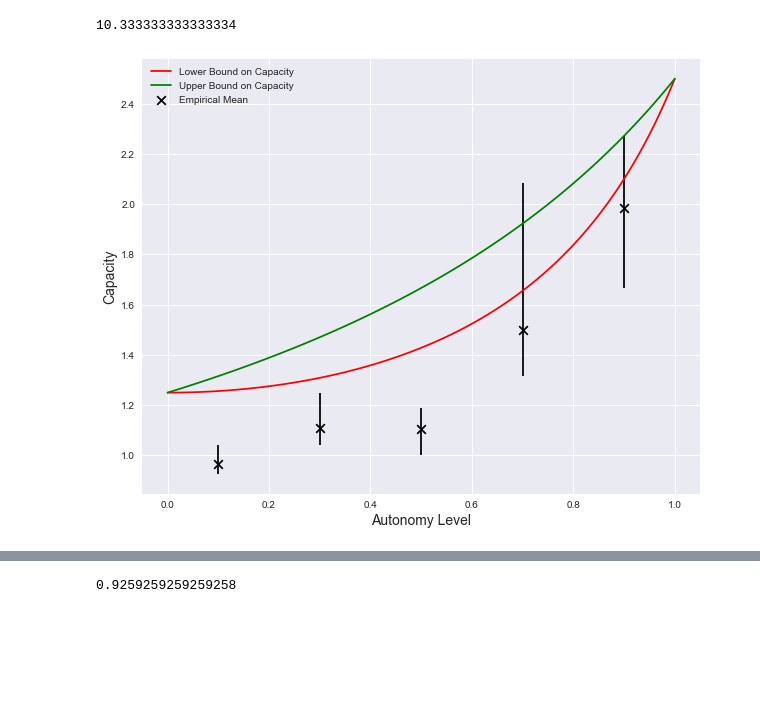
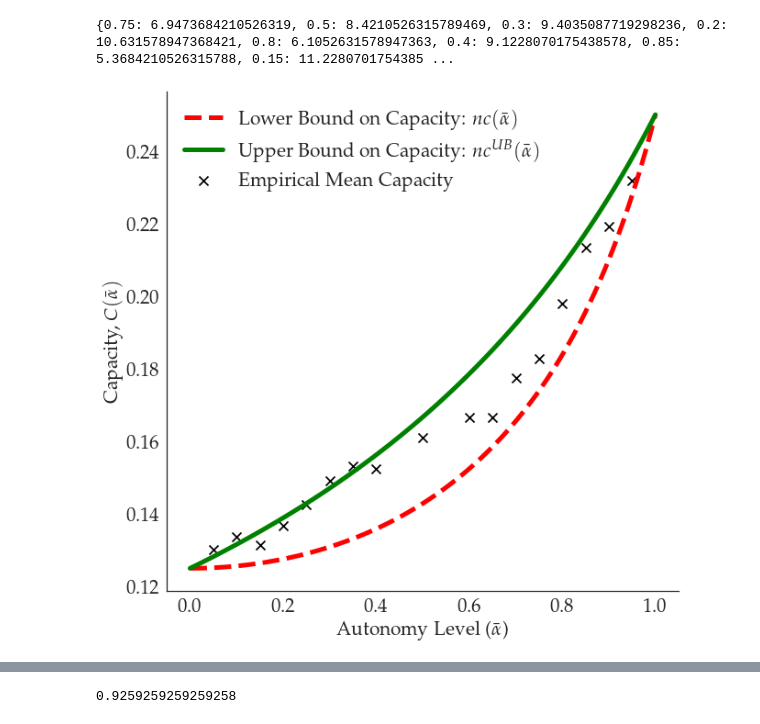
Before and after one commit to Stanford-ILIAD/MultilaneInteractions, a Jupyter notebook: data3/PlotsMicroMacro.ipynb, the cells around one changed output, grey strips where cells are left out. Cells and saved outputs as stored; diff of their text form; code cells hidden in the pictures; blank space fills up the shorter version.

Commit message:
Fig plotting code added

```diff
--- a/data3/PlotsMicroMacro.ipynb
+++ b/data3/PlotsMicroMacro.ipynb
@@ -5,14 +5,20 @@ import numpy as np
 import matplotlib.pyplot as plt
 import seaborn as sns
 sns.set()
+sns.set_style('white')
 import ast
 from __future__ import division
+from collections import defaultdict
+from matplotlib import rc
 # %%
 def get_average_headway(car_data, hl = 12, hs=4, L=4):
     lane1, lane2 = [], []
+    num_aut = 0
     for car in car_data:
         temp_data = {'isRobot': car['isRobot'], 'pos': car['pos']}
-        if car['lane'] < -0.09:
+        if car['isRobot']:
+            num_aut += 1
+        if car['lane'] < -0.05:
 #             lane1.append(temp_data)
             lane1.append((car['pos'], car['isRobot']))
         else:
@@ -34,11 +40,13 @@ def get_average_headway(car_data, hl = 12, hs=4, L=4):
             total_headway_lane1 += hl
 
     total_headway = total_headway_lane1 + total_headway_lane2
-    total_cars = len(sorted_lane1) + len(sorted_lane2)
-    return total_headway/total_cars
+    total_cars = len(sorted_lane1) + len(sorted_lane2) - 1
+    frac_aut = num_aut/(total_cars + 1)
+    return frac_aut, total_headway/total_cars
 # %%
 filename = "results.txt"
 data01, data03, data05, data07, data09 = [], [], [], [], []
+capacity_data, capacity_average_data = defaultdict(list), {}
 with open(filename, 'r') as f:
     for line in f:
         res_str = line
@@ -46,21 +54,28 @@ with open(filename, 'r') as f:
         if dict1['num_cars'] != 20:
             continue
         else:
+            frac_aut, average_headway = get_average_headway(dict1['car_data'])
+            capacity_data[frac_aut].append(average_headway)
             if dict1['prob_aut'] == 0.1:
-                data01.append(get_average_headway(dict1['car_data']))
+                data01.append(average_headway)
             elif dict1['prob_aut'] == 0.3:
-                data03.append(get_average_headway(dict1['car_data']))
+                data03.append(average_headway)
             elif dict1['prob_aut'] == 0.5:
-                data05.append(get_average_headway(dict1['car_data']))
+                data05.append(average_headway)
             elif dict1['prob_aut'] == 0.7:
-                data07.append(get_average_headway(dict1['car_data']))
+                data07.append(average_headway)
             if dict1['prob_aut'] == 0.9:
-                data09.append(get_average_headway(dict1['car_data']))
+                data09.append(average_headway)
+
+for key in capacity_data.keys():
+    capacity_average_data[key] = np.mean(capacity_data[key])
+
+print(capacity_average_data)
 
 mean01, mean03, mean05, mean07, mean09 = np.mean(data01), np.mean(data03), \
                                         np.mean(data05), np.mean(data07), np.mean(data09)
 # %% [output]
-10.333333333333334
+{0.75: 6.9473684210526319, 0.5: 8.4210526315789469, 0.3: 9.4035087719298236, 0.2: 10.631578947368421, 0.8: 6.1052631578947363, 0.4: 9.1228070175438578, 0.85: 5.3684210526315788, 0.15: 11.2280701754385 ...
 # %%
 def capacity(alpha, n, hl = 12, hs = 4, L = 4, d=20):
     return n * d/(alpha**2 * hs  + (1 - alpha**2) * hl + L)
@@ -68,29 +83,40 @@ def capacity(alpha, n, hl = 12, hs = 4, L = 4, d=20):
 def capacity_UB(alpha, n, hl = 12, hs = 4, L = 4, d = 20):
     return n * d/(alpha * hs + (1 - alpha)* hl + L)
 
-n, d = 2, 10
+n, d, L = 2, 1, 4
 x_vals = np.linspace(0,1,100)
 capacity_vals = [capacity(alpha, n, d=d) for alpha in x_vals]
 capacity_UB_vals = [capacity_UB(alpha, n, d=d) for alpha in x_vals]
+
+capacity_average_data_x = capacity_average_data.keys()
+capacity_average_data_y = [2 * d/(avg + L) for avg in capacity_average_data.values()]
 # %%
-plt.figure(figsize=(10,8))
-plt.plot(x_vals, capacity_vals, label="Lower Bound on Capacity", color='red')
-plt.plot(x_vals, capacity_UB_vals, label="Upper Bound on Capacity", color='green')
-plt.scatter([0.1,0.3,0.5,0.7,0.9], [d/mean01, d/mean03, d/mean05, d/mean07, d/mean09], marker='x', \
-            label='Empirical Mean', color = 'black', s=75)
+plt.rc('font',**{'family':'serif','serif':['Palatino']})
+plt.rc('text', usetex=True)
+plt.figure(figsize=(10,10))
+plt.plot(x_vals, capacity_vals, '--',label=r"Lower Bound on Capacity: $nc(\bar{\alpha})$", color='red', linewidth = 5)
+plt.plot(x_vals, capacity_UB_vals, label=r"Upper Bound on Capacity: $nc^{UB}(\bar{\alpha})$", color='green', linewidth = 5)
+# plt.scatter([0.1,0.3,0.5,0.7,0.9], [n*d/(mean01 + L), n*d/(mean03 + L), n*d/(mean05 + L), \
+#                                     n*d/(mean07 + L), n*d/(mean09 + L)], marker='x', \
+#             label='Empirical Mean Capacity', color = 'black', s=100)
+plt.scatter(capacity_average_data_x, capacity_average_data_y, marker='x',\
+            label='Empirical Mean Capacity', color='black', s=100)
 
-plt.vlines(x = 0.1, ymin = d/max(data01), ymax = d/min(data01))
-plt.vlines(x = 0.3, ymin = d/max(data03), ymax = d/min(data03))
-plt.vlines(x = 0.5, ymin = d/max(data05), ymax = d/min(data05))
-plt.vlines(x = 0.7, ymin = d/max(data07), ymax = d/min(data07))
-plt.vlines(x = 0.9, ymin = d/max(data09), ymax = d/min(data09))
-
-plt.legend()
-plt.xlabel("Autonomy Level", size=14)
-plt.ylabel("Capacity", size=14)
+# plt.vlines(x = 0.1, ymin = n*d/(max(data01) + L), ymax = n*d/(min(data01) + L))
+# plt.vlines(x = 0.3, ymin = n*d/(max(data03) + L), ymax = n*d/(min(data03) + L))
+# plt.vlines(x = 0.5, ymin = n*d/(max(data05) + L), ymax = n*d/(min(data05) + L))
+# plt.vlines(x = 0.7, ymin = n*d/(max(data07) + L), ymax = n*d/(min(data07) + L))
+# plt.vlines(x = 0.9, ymin = n*d/(max(data09) + L), ymax = n*d/(min(data09) + L))
+# plt.axis('off')
+sns.despine()
+plt.xticks(fontsize=21)
+plt.yticks(fontsize=21)
+plt.legend(prop={'size': 21})
+plt.xlabel(r"Autonomy Level ($\bar{\alpha}$)", size=21)
+plt.ylabel(r"Capacity, $C(\bar{\alpha})$", size=21)
 plt.savefig("capacity_fig.pdf")
 # %% [output]
-[figure, old version]
+[figure, new version]
 # %%
 min(data09)
 # %% [output]
```
Also changed, not shown: parts of 1 cell of this notebook, 6 other files.
